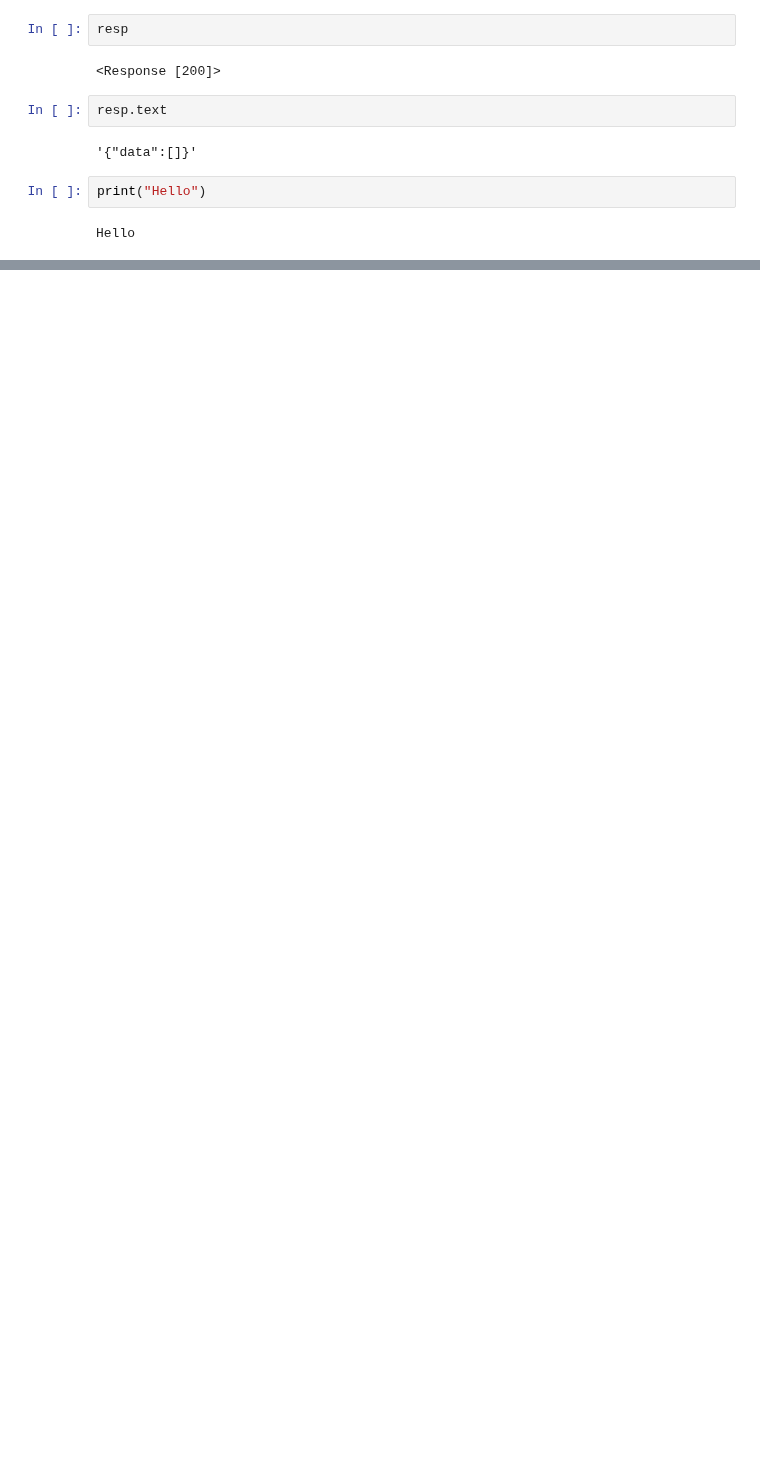
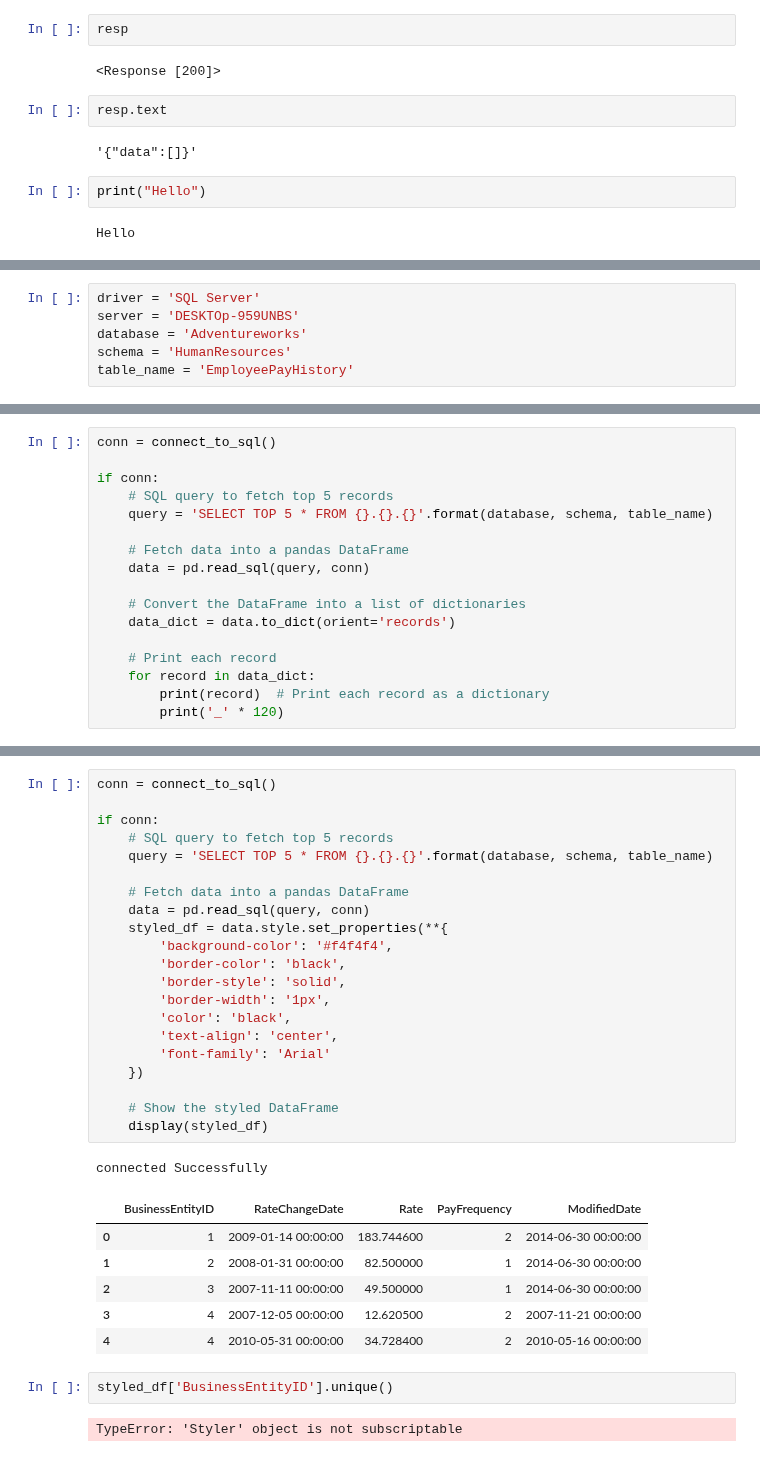
Before and after one commit to Hamzakhalidcs/Notebooks, a Jupyter notebook: Untitled1.ipynb, the cells around one changed output, grey strips where cells are left out. Saved outputs shown, nothing was run; the diff lists cells and outputs as text; blank space fills up the shorter version.

```diff
--- a/Untitled1.ipynb
+++ b/Untitled1.ipynb
@@ -91,0 +144,6 @@ for i in range(1,51):
+# %%
+driver = 'SQL Server'
+server = 'DESKTOp-959UNBS'
+database = 'Adventureworks'
+schema = 'HumanResources'
+table_name = 'EmployeePayHistory'
@@ -91,0 +170,17 @@ for i in range(1,51):
+# %%
+conn = connect_to_sql()
+
+if conn:
+    # SQL query to fetch top 5 records
+    query = 'SELECT TOP 5 * FROM {}.{}.{}'.format(database, schema, table_name)
+
+    # Fetch data into a pandas DataFrame
+    data = pd.read_sql(query, conn)
+
+    # Convert the DataFrame into a list of dictionaries
+    data_dict = data.to_dict(orient='records')
+
+    # Print each record
+    for record in data_dict:
+        print(record)  # Print each record as a dictionary
+        print('_' * 120)
@@ -91,0 +199,33 @@ for i in range(1,51):
+# %%
+conn = connect_to_sql()
+
+if conn:
+    # SQL query to fetch top 5 records
+    query = 'SELECT TOP 5 * FROM {}.{}.{}'.format(database, schema, table_name)
+
+    # Fetch data into a pandas DataFrame
+    data = pd.read_sql(query, conn)
+    styled_df = data.style.set_properties(**{
+        'background-color': '#f4f4f4',
+        'border-color': 'black',
+        'border-style': 'solid',
+        'border-width': '1px',
+        'color': 'black',
+        'text-align': 'center',
+        'font-family': 'Arial'
+    })
+
+    # Show the styled DataFrame
+    display(styled_df)
+# %% [output]
+connected Successfully
+|  | BusinessEntityID | RateChangeDate | Rate | PayFrequency | ModifiedDate |
+| 0 | 1 | 2009-01-14 00:00:00 | 183.744600 | 2 | 2014-06-30 00:00:00 |
+| 1 | 2 | 2008-01-31 00:00:00 | 82.500000 | 1 | 2014-06-30 00:00:00 |
+| 2 | 3 | 2007-11-11 00:00:00 | 49.500000 | 1 | 2014-06-30 00:00:00 |
+| 3 | 4 | 2007-12-05 00:00:00 | 12.620500 | 2 | 2007-11-21 00:00:00 |
+| 4 | 4 | 2010-05-31 00:00:00 | 34.728400 | 2 | 2010-05-16 00:00:00 |
+# %%
+styled_df['BusinessEntityID'].unique()
+# %% [output]
+TypeError: 'Styler' object is not subscriptable
```
Also changed, not shown: parts of 31 cells of this notebook, 11 other files.
